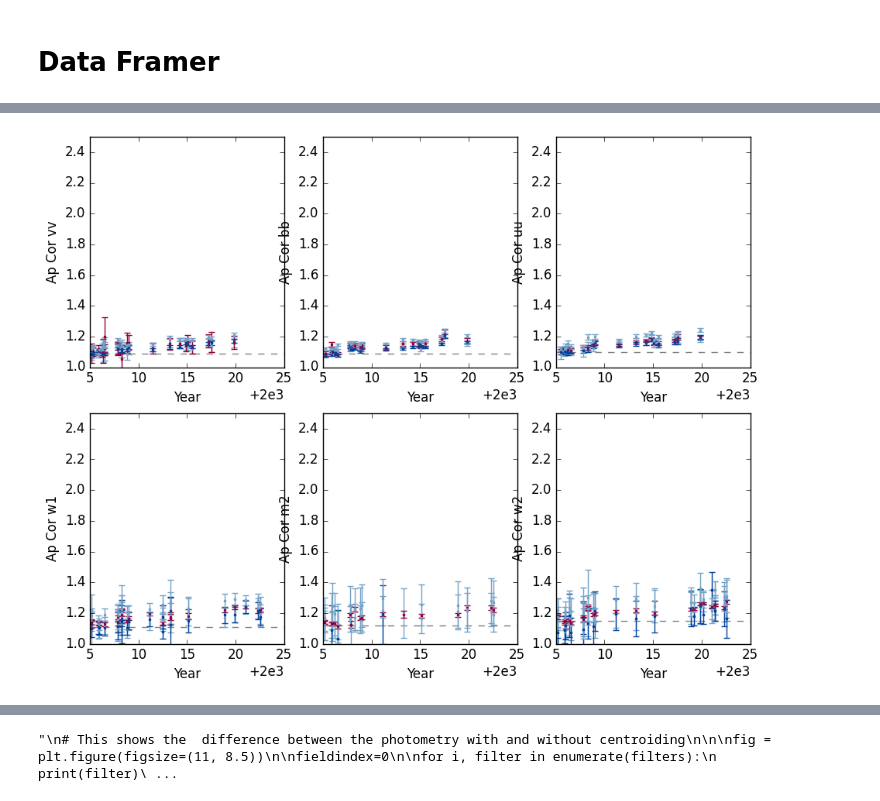
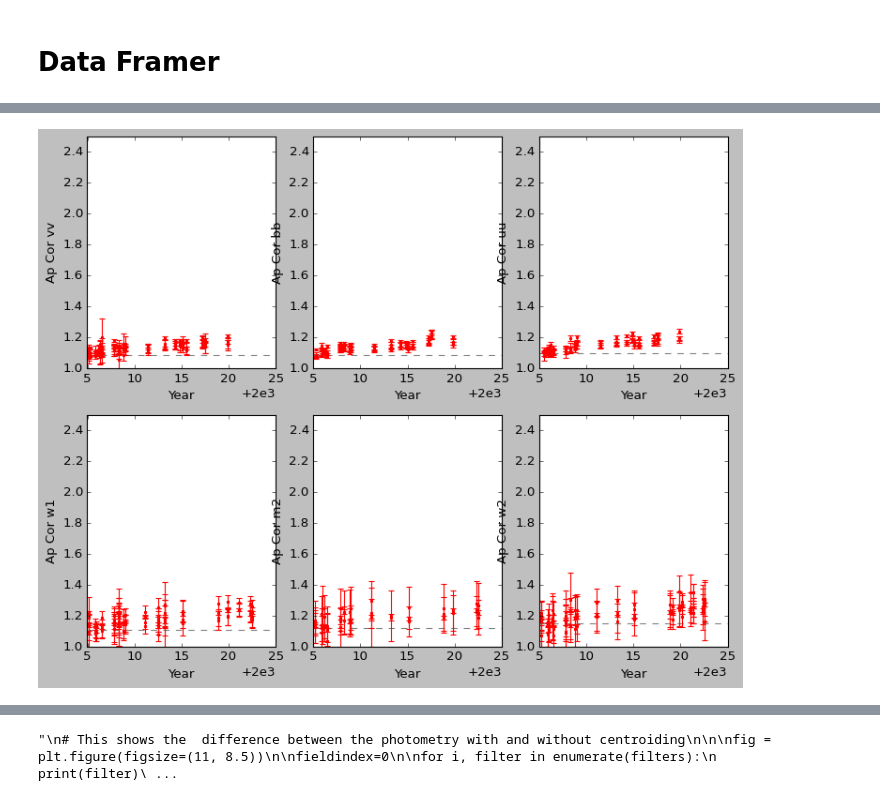
Before and after one commit to pbrown801/UVOTsens, a Jupyter notebook: apcor_sliced.ipynb, the cells around one changed output, grey strips where cells are left out. Drawn from its saved outputs; the diff is of its cells as text; code cells hidden in the pictures.

Commit message:
Added dataframer

```diff
--- a/apcor_sliced.ipynb
+++ b/apcor_sliced.ipynb
@@ -33,6 +33,7 @@ def reject_outliers(data, m=2):
 # %%
 filters = ['vv','bb','uu','w1','m2','w2']
 fields = ['WD1121']
+# fields=['SN2005am','SN2005cf','SN2006X','SN2006aj','SN2006jc','SN2007cv','SN2007on','SN2007pk','SN2009ig','SN2010al','SN2011by','SN2011hw','SN2011iw','SN2012fr','LSQ13cuw','SN2016gxp','SN2018aoz','SN2018xx','SN2018cow','SN2018hna','SN2019hgp','SN2019np','SN2019wep','SN2019yvq','SN2020hvf','SN2021csp','SN2021yja','SN2022hrs','SN2023bee','WD1026','WD1121','WD1657','GRB221009a']
 comps = ['1','2','3','4','5','6','7','8','9','01','02','03','04','05','06',
         '07','08','09','10','11','12','13','14','15','16','17','18','19',
         '20','21','22','23','24','25','26','27','28','29','30','31','32',
@@ -42,6 +43,6 @@ main_file_pattern = os.path.join('compdata', '{field}_{filter}_senstest_comp{com
 centroid_file_pattern = os.path.join('compdata', '{field}_{filter}_senstest_comp{comp}_centroid_more.dat')
 
 import dataframer as dfr
-df = dfr.process_photometry_data(filters, fields, comps)
-print(df.head())
+df = dfr.process_photometry_data(filters, fields, comps, main_file_pattern, centroid_file_pattern)
+print(df.shape)
 # %% [output]
@@ -65,12 +71,4 @@ print(df.head())
 # %%
-# --- Parameters (as in your original code)
-filters = ['vv','bb','uu','w1','m2','w2']
-fields  = ['WD1121']
-comps   = ['1','2','3','4','5','6','7','8','9','01','02','03','04','05','06',
-           '07','08','09','10','11','12','13','14','15','16','17','18','19',
-           '20','21','22','23','24','25','26','27','28','29','30','31','32',
-           '33','34','35']
-
 # These lists define the baseline aperture corrections and a color palette.
 flatapcor = [1.086, 1.086, 1.10, 1.11, 1.12, 1.15]
 apcorflat = [1.086, 1.086, 1.10, 1.11, 1.12, 1.15]
@@ -84,11 +82,6 @@ colors = ['#00429d','#73a2c6', '#f4777f', '#93003a',
           '#00429d','#73a2c6', '#f4777f', '#93003a',
           '#00429d','#73a2c6', '#f4777f', '#93003a',
           '#00429d','#73a2c6', '#f4777f', '#93003a']
-
-# --- Assume that df is already created (e.g., using your file‐reading function)
-# For example:
-# df = build_photometry_dataframe(filters, fields, comps, main_file_pattern, centroid_file_pattern)
-# (Make sure df contains at least the columns: 'filter', 'field', 'comp', 'year', 'apcor', 'apcore')
 
 # --- Create the figure and set some plotting defaults
 fig = plt.figure(figsize=(11, 8.5))
@@ -111,35 +104,41 @@ for filt in filters:
     ax.set_ylabel('Ap Cor ' + filt)
     ax.axis([2005, 2025, 1.0, 2.5])
 
     # Draw a horizontal reference line corresponding to the flat aperture correction.
     ax.plot([2005, 2025], [baseline, baseline], color='gray', linestyle='--')
 
     # Loop over each field.
     for field in fields:
         # For each comparison star (comp), extract the corresponding data.
         for comp_index, comp in enumerate(comps):
             # Subset the DataFrame for this filter, field, and comp.
             subdf = df[(df['filter'] == filt) & (df['field'] == field) & (df['comp'] == comp)]
             if subdf.empty:
                 continue  # Skip if no data for this combination.
 
             # Sort the subset by year so that points connect in order.
             subdf = subdf.sort_values(by='year')
             x = subdf['year']
             y = subdf['apcor']
             yerr = subdf['apcore']
 
             # Select a color for this comp. Here we cycle through the colors list.
-            color = colors[comp_index % len(colors)]
+            # Based on whether teleapse > 1.1*expopsure time
+            # Red if greater, blue if less
+            if subdf['telapse'].mean() > 1.1*subdf['exposure'].mean():
+                color = 'red'
+            else:
+                color = 'blue'
+            # color = colors[comp_index % len(colors)]
 
             # Plot errorbars: x=year, y=apcor with error yerr.
             ax.errorbar(x, y, yerr=yerr, marker='s', linestyle='none',
                         mfc=color, mec=color, ms=2, mew=1, color=color)
 
 plt.savefig('UVOTapcor_year.png', dpi=300, bbox_inches='tight')
 plt.show()
 # %% [output]
-[figure, old version]
+[figure, new version]
 # %%
 # Assume that you have already built the DataFrame 'df' from your files.
 # The DataFrame should have (at least) the following columns:
```
Also changed, not shown: parts of 13 cells of this notebook, 11 other files.
